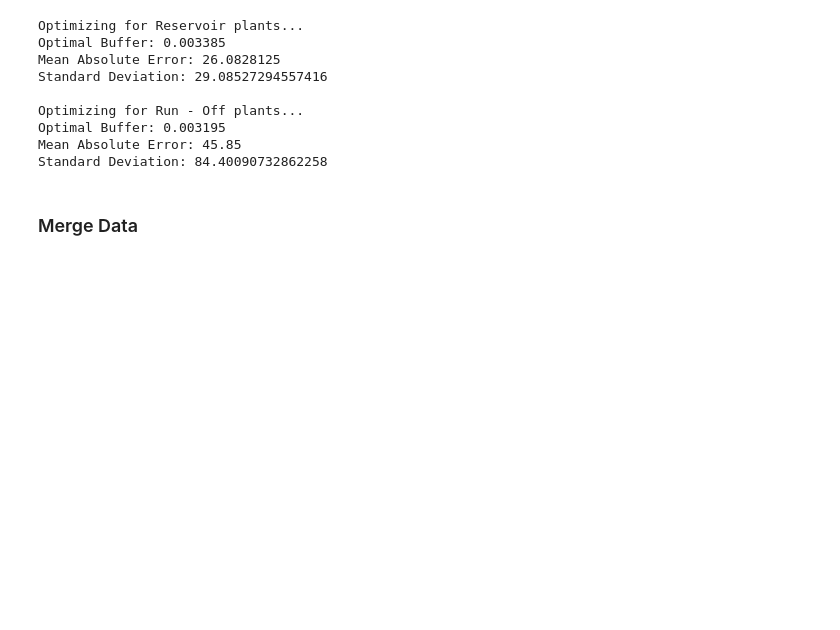
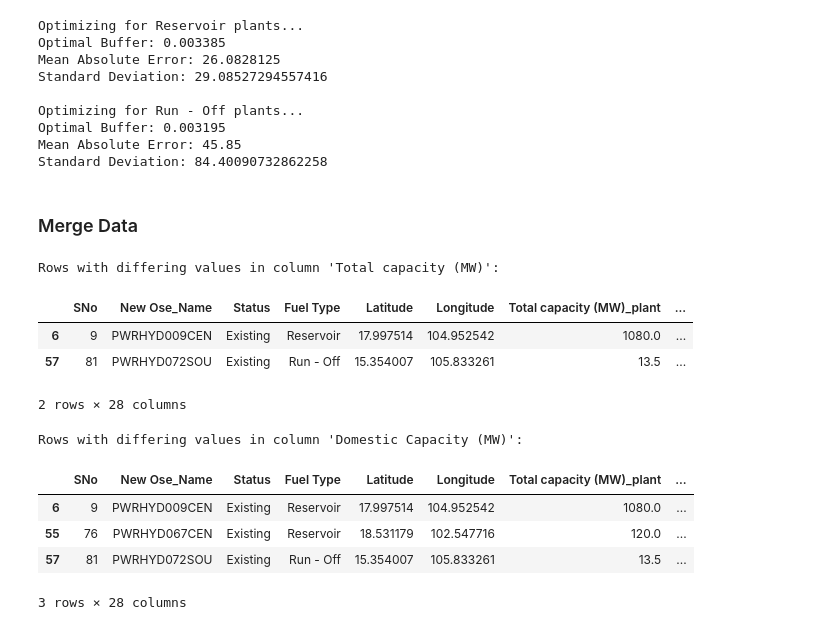
Before and after one commit to lukasschirren/GeoH2-prep-Laos, a Jupyter notebook: runoff_new_plants.ipynb, the cells around one changed output. Saved outputs shown, nothing was run; the diff lists cells and outputs as text; code cells hidden in the pictures; blank space fills up the shorter version.

```diff
--- a/runoff_new_plants.ipynb
+++ b/runoff_new_plants.ipynb
@@ -281,5 +286,38 @@ Mean Absolute Error: 45.85
 Standard Deviation: 84.40090732862258
 # %% [markdown]
 ### Merge Data
+# %%
+# Check for mismatches and display differing rows
+overlapping_columns = ['Total capacity (MW)', 'Domestic Capacity (MW)']
+
+# Perform inner merge for comparison
+merged_for_comparison = pd.merge(
+    plant_data, gen_data_wet,
+    left_on='New Ose_Name', right_on='OSeMOSYS tech',
+    how='inner',
+    suffixes=('_plant', '_wet')
+)
+
+# Iterate through overlapping columns to find and display mismatches
+for col in overlapping_columns:
+    diff_rows = merged_for_comparison[merged_for_comparison[f'{col}_plant'] != merged_for_comparison[f'{col}_wet']]
+
+    if not diff_rows.empty:
+        print(f"Rows with differing values in column '{col}':")
+        display(diff_rows)
+    else:
+        print(f"No differing values in column '{col}'.")
+# %% [output]
+Rows with differing values in column 'Total capacity (MW)':
+|  | SNo | New Ose_Name | Status | Fuel Type | Latitude | Longitude | Total capacity (MW)_plant | ... |
+| 6 | 9 | PWRHYD009CEN | Existing | Reservoir | 17.997514 | 104.952542 | 1080.0 | ... |
+| 57 | 81 | PWRHYD072SOU | Existing | Run - Off | 15.354007 | 105.833261 | 13.5 | ... |
+2 rows × 28 columns
+Rows with differing values in column 'Domestic Capacity (MW)':
+|  | SNo | New Ose_Name | Status | Fuel Type | Latitude | Longitude | Total capacity (MW)_plant | ... |
+| 6 | 9 | PWRHYD009CEN | Existing | Reservoir | 17.997514 | 104.952542 | 1080.0 | ... |
+| 55 | 76 | PWRHYD067CEN | Existing | Reservoir | 18.531179 | 102.547716 | 120.0 | ... |
+| 57 | 81 | PWRHYD072SOU | Existing | Run - Off | 15.354007 | 105.833261 | 13.5 | ... |
+3 rows × 28 columns
 # %%
 merged_data_wet = pd.merge(gen_data_wet, plant_data, left_on='OSeMOSYS tech', right_on='New Ose_Name', how='inner')
```
Also changed, not shown: parts of 8 cells of this notebook, 1 other file.
